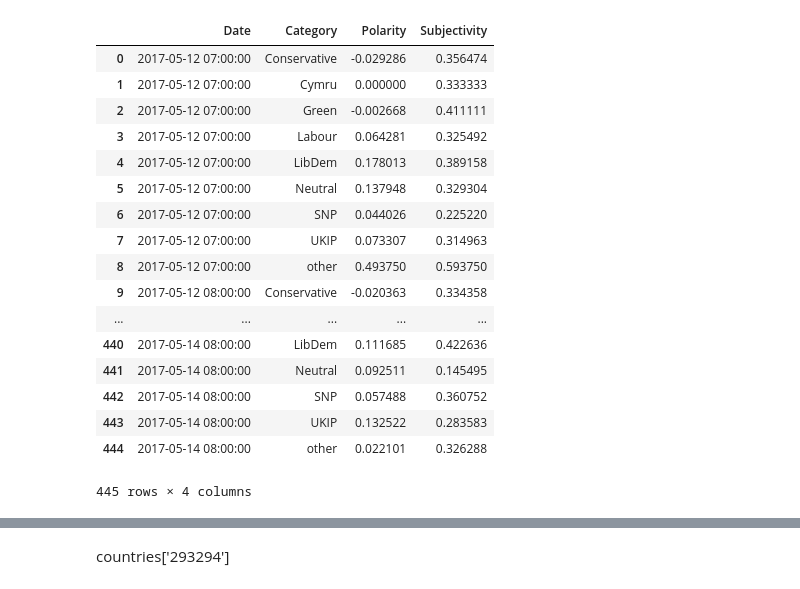
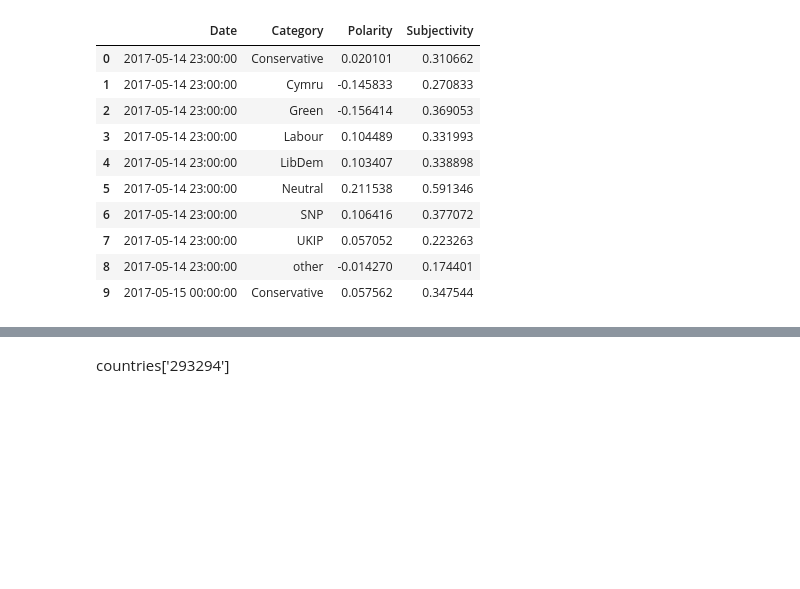
Before and after one commit to hamemuh/UKelections2017, a Jupyter notebook: plot scripts/PandastimeseriesplotsTWITTER.ipynb, the cells around one changed output, grey strips where cells are left out. Saved outputs shown, nothing was run; the diff lists cells and outputs as text; code cells hidden in the pictures; blank space fills up the shorter version.

```diff
--- a/plot scripts/PandastimeseriesplotsTWITTER.ipynb
+++ b/plot scripts/PandastimeseriesplotsTWITTER.ipynb
@@ -15,6 +16,6 @@ db = client.twitterdb
 # %%
 collection = db.final_tweets3
 # %%
-pipe = [{"$project":{"Location": "$user.location", "Category": "$Bin", "tweet": "$text", "Polarity": "$polarity", "Subjectivity": "$subjectivity", "Date" : "$created_at"}}]
+pipe = [{"$match": {"_id": {"$lt": ObjectId("591cd5f00000000000000000"), "$gt":ObjectId("5918e1700000000000000000")}}},{"$project":{"Location": "$user.location", "Category": "$Bin", "tweet": "$text", "Polarity": "$polarity", "Subjectivity": "$subjectivity", "Date" : "$created_at"}}]
 # %%
 q = collection.aggregate(pipeline=pipe)
@@ -24,0 +22,2 @@ TypeError: 'list' object is not callable
+# %%
+z = list(q)
@@ -25,2 +44,2 @@ TypeError: 'list' object is not callable
 # %%
-dfnew
+dfnew = DataFrame(z)
@@ -52,26 +52,19 @@ dfnew = dfnew[dfnew['Date'] > '2017-05-11 16:00:00']
 # %%
 groupcat = dfnew.groupby(['Date', 'Category']).mean().reset_index()
 # %%
-groupcat
+groupcat[:10]
 # %% [output]
 |  | Date | Category | Polarity | Subjectivity |
-| 0 | 2017-05-12 07:00:00 | Conservative | -0.029286 | 0.356474 |
-| 1 | 2017-05-12 07:00:00 | Cymru | 0.000000 | 0.333333 |
-| 2 | 2017-05-12 07:00:00 | Green | -0.002668 | 0.411111 |
-| 3 | 2017-05-12 07:00:00 | Labour | 0.064281 | 0.325492 |
-| 4 | 2017-05-12 07:00:00 | LibDem | 0.178013 | 0.389158 |
-| 5 | 2017-05-12 07:00:00 | Neutral | 0.137948 | 0.329304 |
-| 6 | 2017-05-12 07:00:00 | SNP | 0.044026 | 0.225220 |
-| 7 | 2017-05-12 07:00:00 | UKIP | 0.073307 | 0.314963 |
-| 8 | 2017-05-12 07:00:00 | other | 0.493750 | 0.593750 |
-| 9 | 2017-05-12 08:00:00 | Conservative | -0.020363 | 0.334358 |
-| ... | ... | ... | ... | ... |
-| 440 | 2017-05-14 08:00:00 | LibDem | 0.111685 | 0.422636 |
-| 441 | 2017-05-14 08:00:00 | Neutral | 0.092511 | 0.145495 |
-| 442 | 2017-05-14 08:00:00 | SNP | 0.057488 | 0.360752 |
-| 443 | 2017-05-14 08:00:00 | UKIP | 0.132522 | 0.283583 |
-| 444 | 2017-05-14 08:00:00 | other | 0.022101 | 0.326288 |
+| 0 | 2017-05-14 23:00:00 | Conservative | 0.020101 | 0.310662 |
+| 1 | 2017-05-14 23:00:00 | Cymru | -0.145833 | 0.270833 |
+| 2 | 2017-05-14 23:00:00 | Green | -0.156414 | 0.369053 |
+| 3 | 2017-05-14 23:00:00 | Labour | 0.104489 | 0.331993 |
+| 4 | 2017-05-14 23:00:00 | LibDem | 0.103407 | 0.338898 |
+| 5 | 2017-05-14 23:00:00 | Neutral | 0.211538 | 0.591346 |
+| 6 | 2017-05-14 23:00:00 | SNP | 0.106416 | 0.377072 |
+| 7 | 2017-05-14 23:00:00 | UKIP | 0.057052 | 0.223263 |
+| 8 | 2017-05-14 23:00:00 | other | -0.014270 | 0.174401 |
+| 9 | 2017-05-15 00:00:00 | Conservative | 0.057562 | 0.347544 |
-445 rows × 4 columns
 # %%
 groupcatconservative = groupcat.filter({'Category' : 'Conservative'})
 # %%
```
Also changed, not shown: parts of 43 cells of this notebook.
